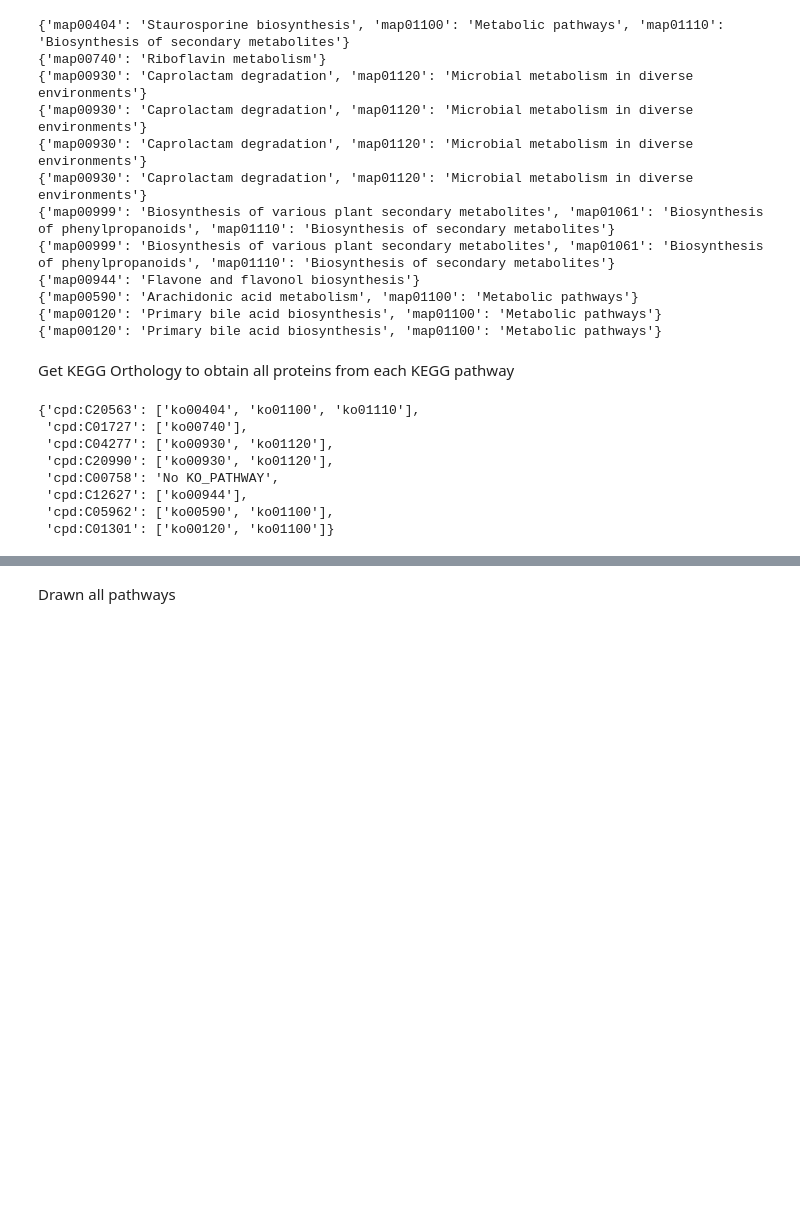
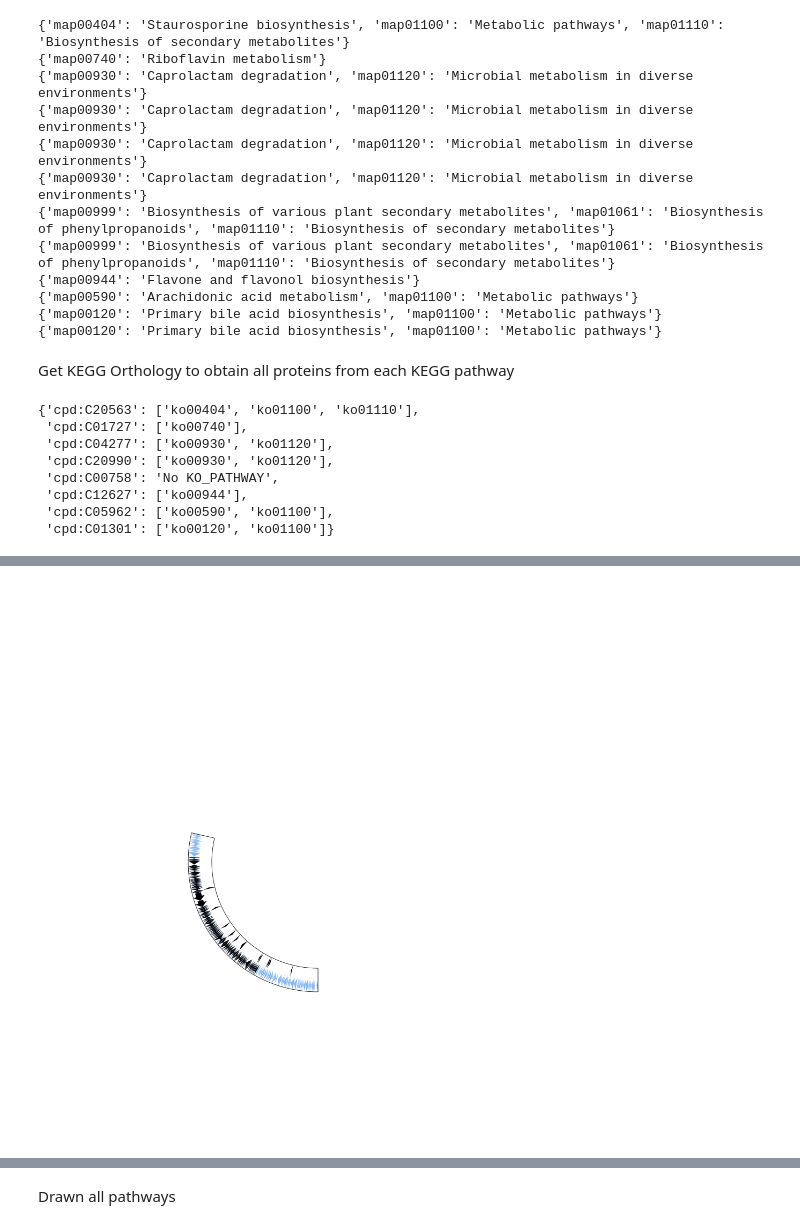
Before and after one commit to tiagocabralborelli/metabologenomics, a Jupyter notebook: notebooks/pathways.ipynb, the cells around one changed output, grey strips where cells are left out. Saved outputs shown, nothing was run; the diff lists cells and outputs as text; code cells hidden in the pictures; blank space fills up the shorter version.

```diff
--- a/notebooks/pathways.ipynb
+++ b/notebooks/pathways.ipynb
@@ -137,0 +202,84 @@ Illumina_KOs[0] #Staurosporine biosynthesis pathway (KO00404)
+# %%
+illumina_path = "../prokka/ilumina/PROKKA_11092023/PROKKA_11092023.gbk"
+illumina_proteins = get_bgcs(illumina_path,"locus_tag","EC_number")
+illumina_proteins = illumina_proteins.loc[(illumina_proteins.seqid == "Scaffold_1")&(illumina_proteins.start > 6_150_000)&(illumina_proteins.start < 6_330_000)]
+norm = illumina_proteins.start.min()
+illumina_proteins.start = illumina_proteins.start - norm
+illumina_proteins.end = illumina_proteins.end - norm
+illumina_antismash_path = "../BGC/illumina/illumina-bgcs.gbk"
+illumina_BGC = get_bgcs(illumina_antismash_path,"locus_tag","eC_number")
+illumina_BGC = illumina_BGC.loc[illumina_BGC.type == "CDS"]
+illumina_BGC = illumina_proteins.loc[illumina_proteins.locus.isin(illumina_BGC.locus.to_list())]
+ko00404_ec_numbers = ko00404.merge(illumina_proteins, on = "EC_number")
+# %%
+sector_1 = {"Scaffold_1": illumina_proteins.end.max()}
+circos = Circos(sector_1,space = 2, start = 225 - 45, end = 240 + 45)
+
+
+ring_coord = (50,55)
+sector = circos.sectors[0]
+
+#Out
+out_track = sector.add_track((ring_coord[0]-5, ring_coord[1]))
+out_track.axis(fc="white", ec="black")
+
+    #Original CDS
+df = illumina_proteins[illumina_proteins.seqid == sector.name]
+for i in df.itertuples():
+    cds_ = sector.add_track((ring_coord[0], ring_coord[1]))
+    match i.strand:
+        case 1:
+            cds_.arrow(
+                start = i.start,
+                end = i.end,
+                color = "#84b6f4")
+        case -1:
+            cds_.arrow(
+                end = i.start,
+                start= i.end,
+                color = "#84b6f4")
+df = illumina_BGC[illumina_BGC.seqid == sector.name]
+for i in df.itertuples():
+    cds_ = sector.add_track((ring_coord[0], ring_coord[1]))
+    match i.strand:
+        case 1:
+            cds_.arrow(
+                start = i.start,
+                end =   i.end,
+                color = "black")
+        case -1:
+            cds_.arrow(
+                end =   i.start,
+                start = i.end,
+                color = "black")
+#KEGG
+df = ko00404_ec_numbers[ko00404_ec_numbers.seqid == sector.name]
+for i in df.itertuples():
+    cds_ = sector.add_track((ring_coord[0]-5, ring_coord[1]-5))
+    match i.strand:
+        case 1:
+            cds_.arrow(
+                start = i.start,
+                end =   i.end ,
+                color = "black")
+        case -1:
+            cds_.arrow(
+                end =   i.start,
+                start = i.end,
+                color = "black")
+
+# cds_.xticks(
+#     [(int(i.start) + int(i.end)) / 2 for i in df.itertuples()],
+#     [i.product for i in df.itertuples()],
+#     label_orientation="vertical",
+#     show_bottom_line=True,
+#     label_size = 6,
+#     label_margin = 5,
+#     line_kws=dict(ec="grey"),
+#     )
+
+
+fig = circos.plotfig(dpi = 120)
+fig.savefig("Ring1_zoom.svg",format = "svg")
+# %% [output]
+[figure, added]
```
Also changed, not shown: parts of 51 cells of this notebook, 52 other files.
